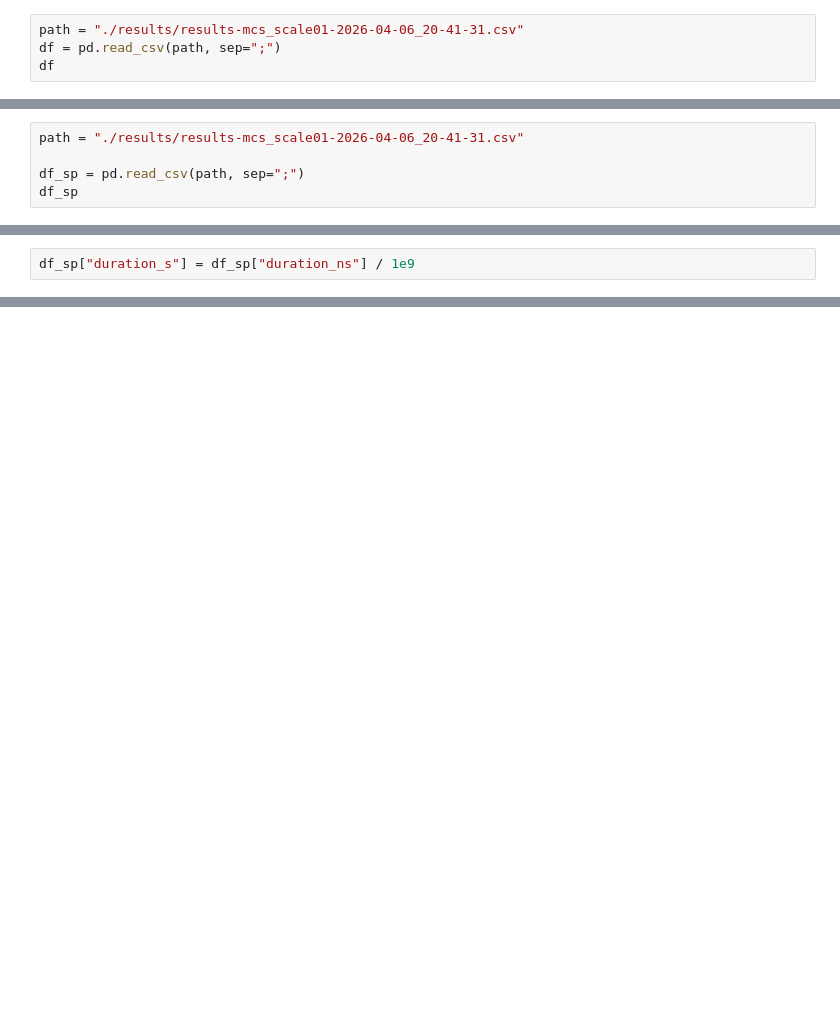
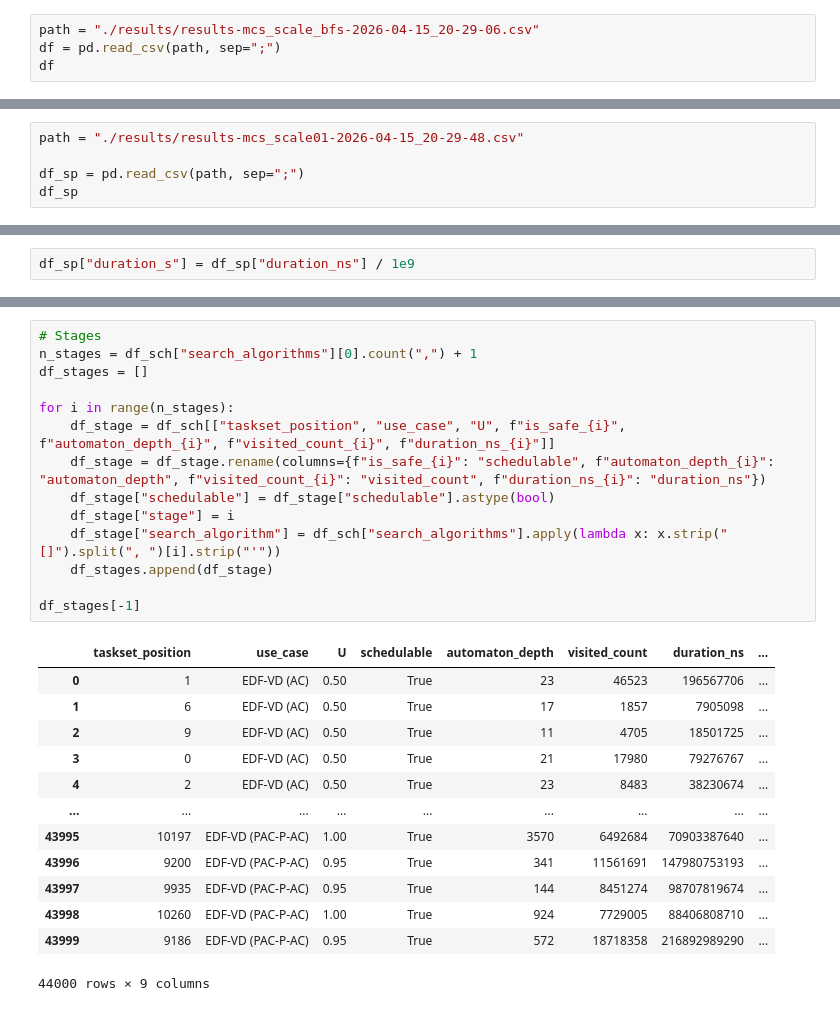
Before and after one commit to Jordan-Sun/mixed-criticality-graph-xp, a Jupyter notebook: notebooks/charts-rtss.ipynb, the cells around one changed output, grey strips where cells are left out. Saved outputs shown, nothing was run; the diff lists cells and outputs as text; blank space fills up the shorter version.

```diff
--- a/notebooks/charts-rtss.ipynb
+++ b/notebooks/charts-rtss.ipynb
@@ -20,4 +25,4 @@ plt.rcParams.update({"legend.fontsize": "small"})
 # %%
-path = "./results/results-mcs_scale01-2026-04-06_20-41-31.csv"
+path = "./results/results-mcs_scale_bfs-2026-04-15_20-29-06.csv"
 df = pd.read_csv(path, sep=";")
 df
@@ -129,5 +117,5 @@ f.savefig(
 # %%
-path = "./results/results-mcs_scale01-2026-04-06_20-41-31.csv"
+path = "./results/results-mcs_scale01-2026-04-15_20-29-48.csv"
 
 df_sp = pd.read_csv(path, sep=";")
 df_sp
@@ -214,0 +385,28 @@ d2 = df_edfvd_test.melt(
+# %%
+# Stages
+n_stages = df_sch["search_algorithms"][0].count(",") + 1
+df_stages = []
+
+for i in range(n_stages):
+    df_stage = df_sch[["taskset_position", "use_case", "U", f"is_safe_{i}", f"automaton_depth_{i}", f"visited_count_{i}", f"duration_ns_{i}"]]
+    df_stage = df_stage.rename(columns={f"is_safe_{i}": "schedulable", f"automaton_depth_{i}": "automaton_depth", f"visited_count_{i}": "visited_count", f"duration_ns_{i}": "duration_ns"})
+    df_stage["schedulable"] = df_stage["schedulable"].astype(bool)
+    df_stage["stage"] = i
+    df_stage["search_algorithm"] = df_sch["search_algorithms"].apply(lambda x: x.strip("[]").split(", ")[i].strip("'"))
+    df_stages.append(df_stage)
+
+df_stages[-1]
+# %% [output]
+|  | taskset_position | use_case | U | schedulable | automaton_depth | visited_count | duration_ns | ... |
+| 0 | 1 | EDF-VD (AC) | 0.50 | True | 23 | 46523 | 196567706 | ... |
+| 1 | 6 | EDF-VD (AC) | 0.50 | True | 17 | 1857 | 7905098 | ... |
+| 2 | 9 | EDF-VD (AC) | 0.50 | True | 11 | 4705 | 18501725 | ... |
+| 3 | 0 | EDF-VD (AC) | 0.50 | True | 21 | 17980 | 79276767 | ... |
+| 4 | 2 | EDF-VD (AC) | 0.50 | True | 23 | 8483 | 38230674 | ... |
+| ... | ... | ... | ... | ... | ... | ... | ... | ... |
+| 43995 | 10197 | EDF-VD (PAC-P-AC) | 1.00 | True | 3570 | 6492684 | 70903387640 | ... |
+| 43996 | 9200 | EDF-VD (PAC-P-AC) | 0.95 | True | 341 | 11561691 | 147980753193 | ... |
+| 43997 | 9935 | EDF-VD (PAC-P-AC) | 0.95 | True | 144 | 8451274 | 98707819674 | ... |
+| 43998 | 10260 | EDF-VD (PAC-P-AC) | 1.00 | True | 924 | 7729005 | 88406808710 | ... |
+| 43999 | 9186 | EDF-VD (PAC-P-AC) | 0.95 | True | 572 | 18718358 | 216892989290 | ... |
+44000 rows × 9 columns
```
Also changed, not shown: parts of 51 cells of this notebook, 29 other files.
